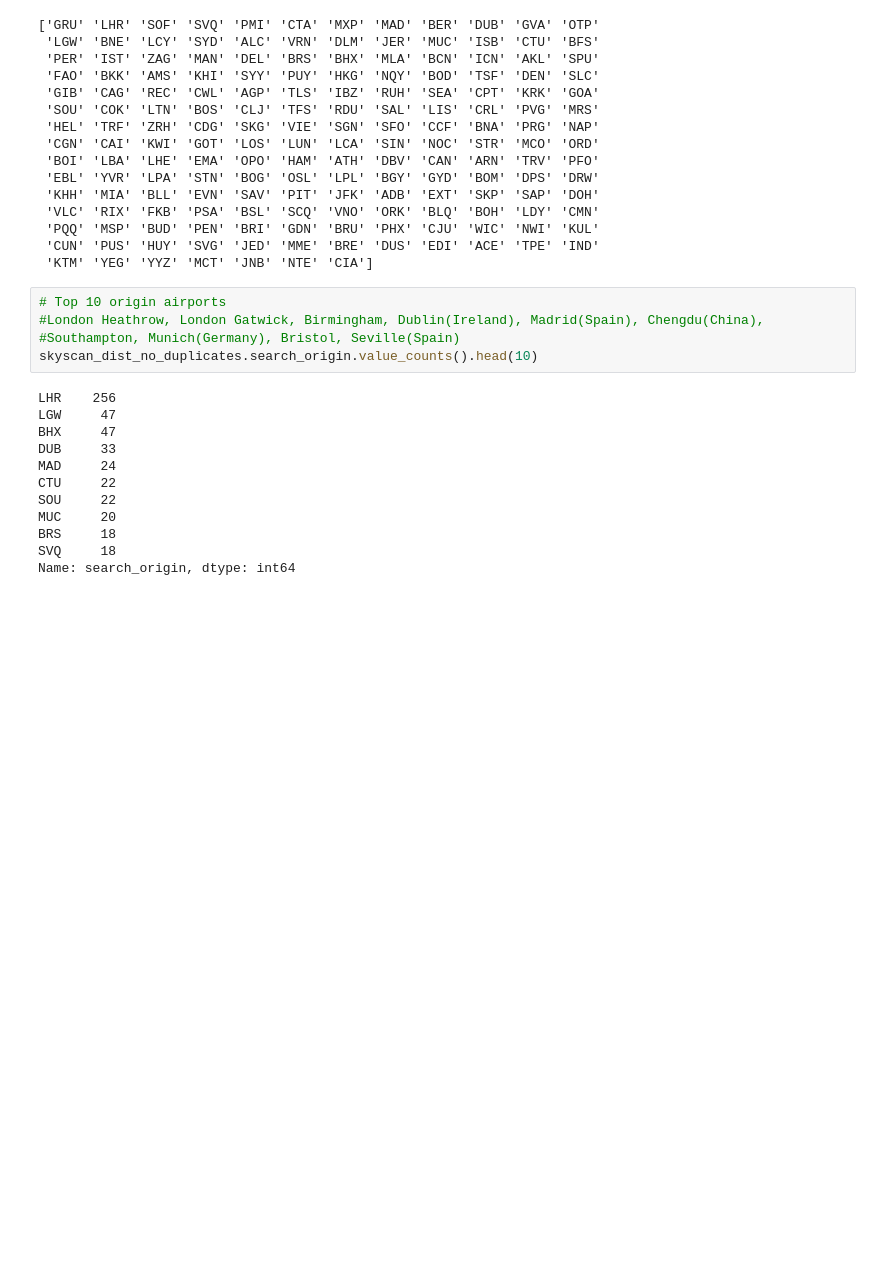
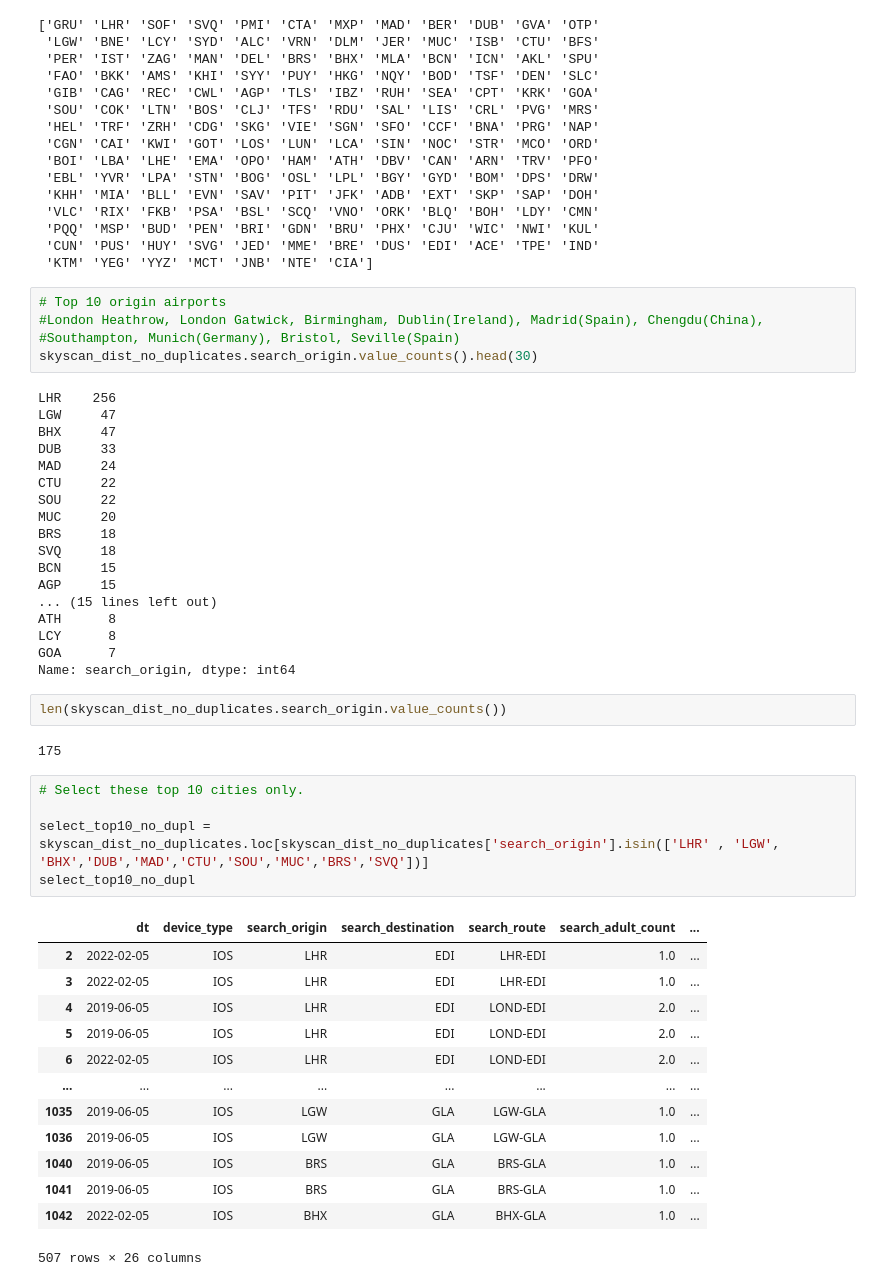
Before and after one commit to bluetail14/Visit_Scotland_Project_2022, a Jupyter notebook: VisitScotland_data_prep.ipynb, the cells around one changed output. Drawn from its saved outputs; the diff is of its cells as text; blank space fills up the shorter version.

```diff
--- a/VisitScotland_data_prep.ipynb
+++ b/VisitScotland_data_prep.ipynb
@@ -437,7 +441,7 @@ print(lst_origin_no_dupl)
 # Top 10 origin airports
 #London Heathrow, London Gatwick, Birmingham, Dublin(Ireland), Madrid(Spain), Chengdu(China),
 #Southampton, Munich(Germany), Bristol, Seville(Spain)
-skyscan_dist_no_duplicates.search_origin.value_counts().head(10)
+skyscan_dist_no_duplicates.search_origin.value_counts().head(30)
 # %% [output]
 LHR    256
 LGW     47
@@ -449,4 +453,33 @@ SOU     22
 MUC     20
 BRS     18
 SVQ     18
+BCN     15
+AGP     15
+... (15 lines left out)
+ATH      8
+LCY      8
+GOA      7
 Name: search_origin, dtype: int64
+# %%
+len(skyscan_dist_no_duplicates.search_origin.value_counts())
+# %% [output]
+175
+# %%
+# Select these top 10 cities only.
+
+select_top10_no_dupl = skyscan_dist_no_duplicates.loc[skyscan_dist_no_duplicates['search_origin'].isin(['LHR' , 'LGW', 'BHX','DUB','MAD','CTU','SOU','MUC','BRS','SVQ'])]
+select_top10_no_dupl
+# %% [output]
+|  | dt | device_type | search_origin | search_destination | search_route | search_adult_count | ... |
+| 2 | 2022-02-05 | IOS | LHR | EDI | LHR-EDI | 1.0 | ... |
+| 3 | 2022-02-05 | IOS | LHR | EDI | LHR-EDI | 1.0 | ... |
+| 4 | 2019-06-05 | IOS | LHR | EDI | LOND-EDI | 2.0 | ... |
+| 5 | 2019-06-05 | IOS | LHR | EDI | LOND-EDI | 2.0 | ... |
+| 6 | 2022-02-05 | IOS | LHR | EDI | LOND-EDI | 2.0 | ... |
+| ... | ... | ... | ... | ... | ... | ... | ... |
+| 1035 | 2019-06-05 | IOS | LGW | GLA | LGW-GLA | 1.0 | ... |
+| 1036 | 2019-06-05 | IOS | LGW | GLA | LGW-GLA | 1.0 | ... |
+| 1040 | 2019-06-05 | IOS | BRS | GLA | BRS-GLA | 1.0 | ... |
+| 1041 | 2019-06-05 | IOS | BRS | GLA | BRS-GLA | 1.0 | ... |
+| 1042 | 2022-02-05 | IOS | BHX | GLA | BHX-GLA | 1.0 | ... |
+507 rows × 26 columns
```
Also changed, not shown: parts of 2 cells of this notebook.
